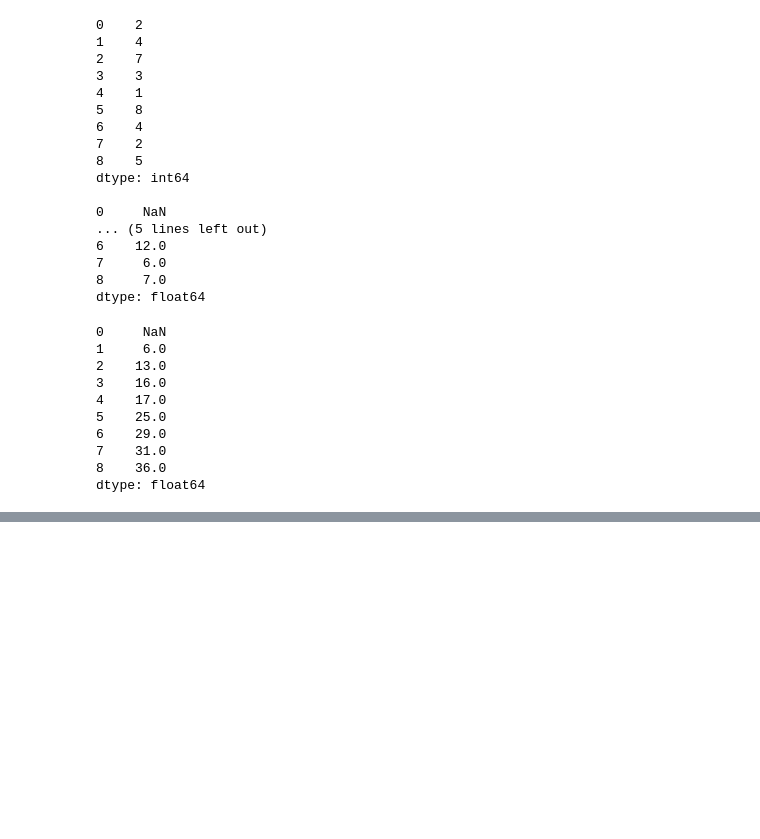
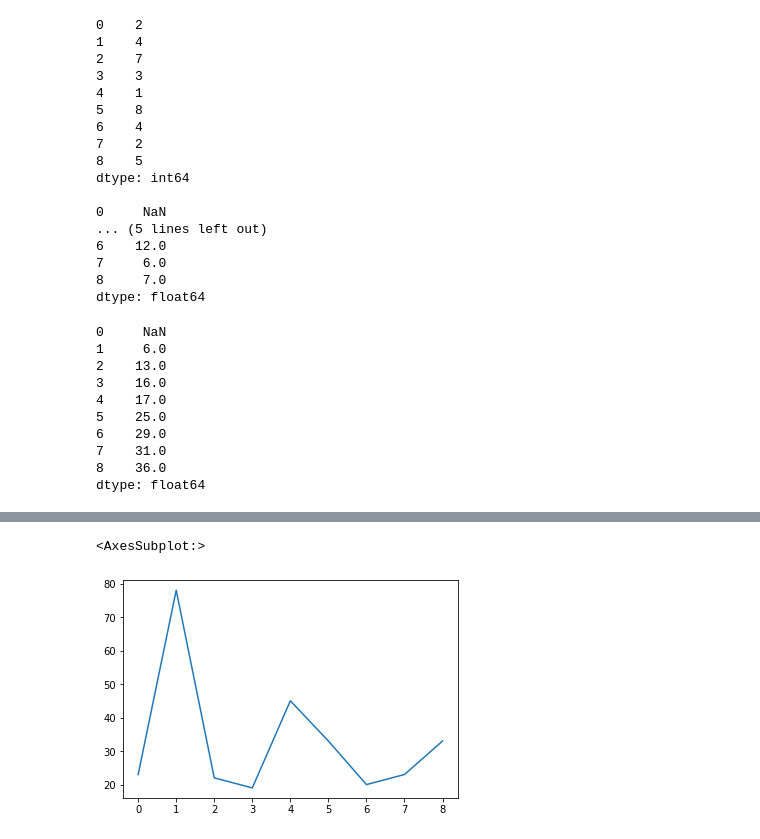
Before and after one commit to sfurlong/ml-sandbox, a Jupyter notebook: pandas-playtime.ipynb, the cells around one changed output, grey strips where cells are left out. Cells and saved outputs as stored; diff of their text form; code cells hidden in the pictures; blank space fills up the shorter version.

```diff
--- a/pandas-playtime.ipynb
+++ b/pandas-playtime.ipynb
@@ -505,0 +907,10 @@ dtype: float64
+# %%
+df = pd.DataFrame({
+    'name':['john','mary','peter','jeff','bill','lisa','jose', 'Rose','Shanky'],
+    'age':[23,78,22,19,45,33,20, 23,33],
+    'gender':['M','F','M','M','M','F','M','F','M'],
+    'state':['california','dc','california','dc','california','texas','texas','california','california'],
+    'num_children':[2,0,0,3,2,1,4,2,0],
+    'num_pets':[5,1,0,5,2,2,3,1,2]
+})
+df
@@ -505,0 +928,5 @@ dtype: float64
+# %%
+df['age'].plot()
+# %% [output]
+<AxesSubplot:>
+[figure, added]
```
Also changed, not shown: parts of 54 cells of this notebook.
